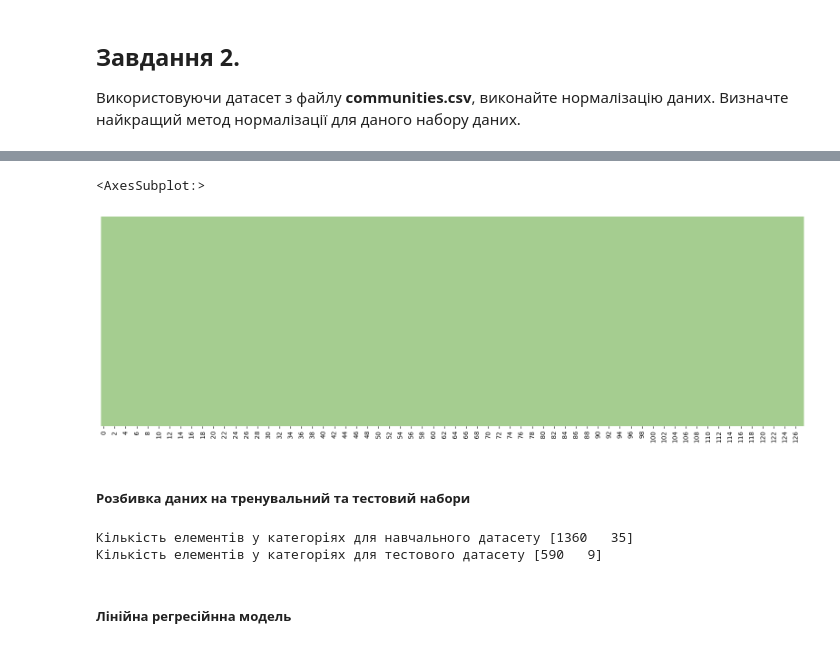
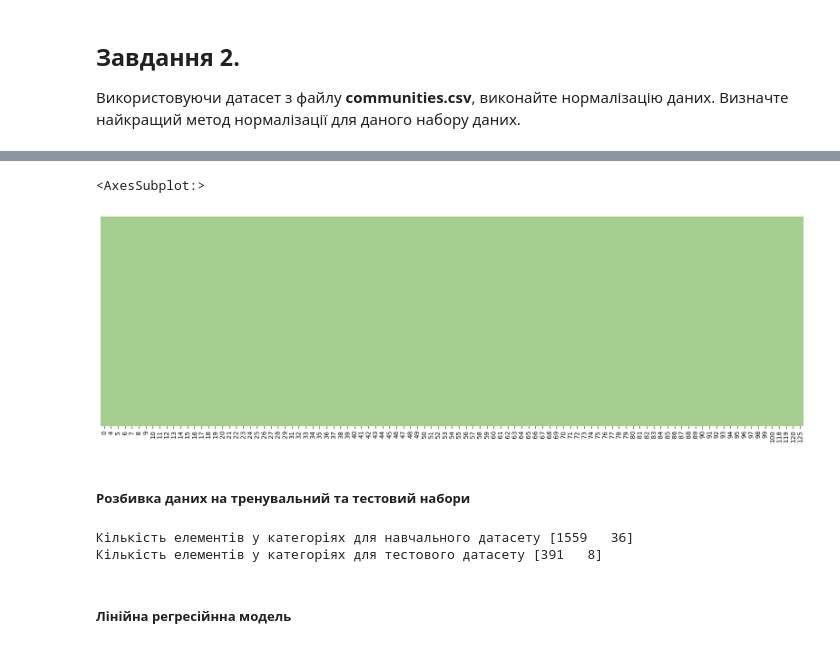
Before and after one commit to KotPetr/PDS2_Konst_Petrenko, a Jupyter notebook: Lesson_37/dz_37_2.ipynb, the cells around one changed output, grey strips where cells are left out. Drawn from its saved outputs; the diff is of its cells as text; code cells hidden in the pictures.

Commit message:
Data vis and summary added.

```diff
--- a/Lesson_37/dz_37_2.ipynb
+++ b/Lesson_37/dz_37_2.ipynb
@@ -17,9 +19,5 @@ from numpy import genfromtxt
 # %%
 data = pd.read_csv('communities.csv', header=None)
-
-numeric_cols = [cname for cname in data.columns if data[cname].dtype in ['int64', 'float64']]
-X = data[numeric_cols].copy()
-y = data[127]
-X.drop(labels=[127], axis =1, inplace=True)
-X.head()
+data = data.replace(['?'], np.nan)
+data.head()
 # %% [output]
@@ -35,18 +53,18 @@ X.head()
 # %%
 plt.figure(figsize=(20, 6))
-sb.heatmap(data.isnull(), yticklabels=False, cbar=False, cmap='crest')
+sb.heatmap(X.isnull(), yticklabels=False, cbar=False, cmap='crest')
 # %% [output]
 <AxesSubplot:>
-[figure, old version]
+[figure, new version]
 # %% [markdown]
 ##### Розбивка даних на тренувальний та тестовий набори
 # %%
-X_train, X_test, y_train, y_test = train_test_split(X, y, test_size = 0.3, random_state=42)
+X_train, X_test, y_train, y_test = train_test_split(X, y, test_size = 0.2, random_state=1)
 print(f"Кількість елементів у категоріях для навчального датасету {np.bincount(y_train)}")
 print(f"Кількість елементів у категоріях для тестового датасету {np.bincount(y_test)}")
 # %% [output]
-Кількість елементів у категоріях для навчального датасету [1360   35]
-Кількість елементів у категоріях для тестового датасету [590   9]
+Кількість елементів у категоріях для навчального датасету [1559   36]
+Кількість елементів у категоріях для тестового датасету [391   8]
 # %% [markdown]
 ##### Лінійна регресійнна модель
 # %%
```
Also changed, not shown: parts of 13 cells of this notebook.
